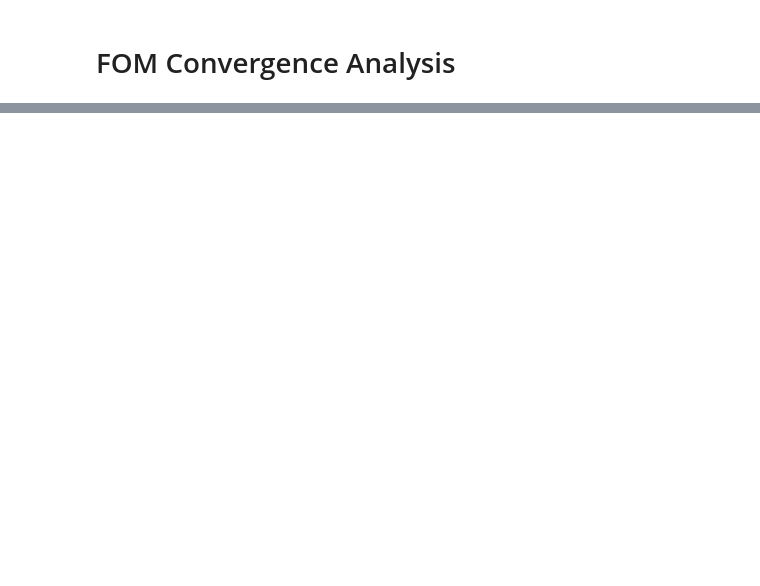
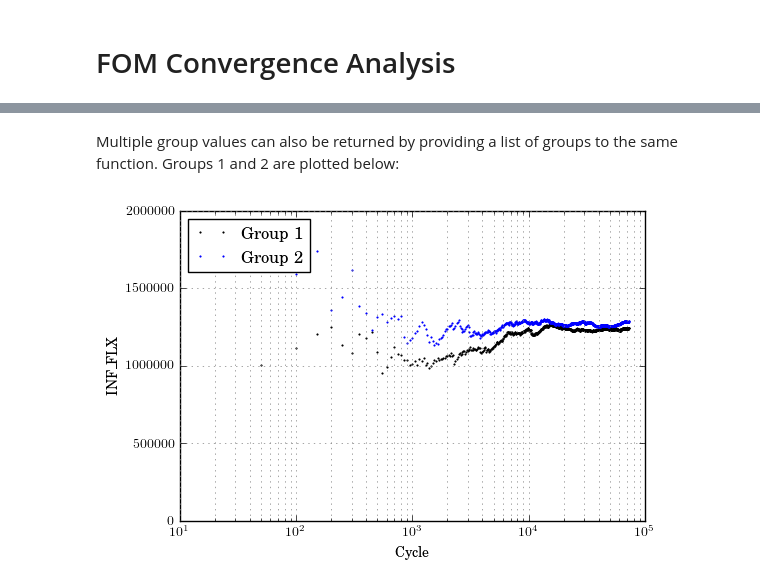
Before and after one commit to JessicaRehak/WDT_Analysis, a Jupyter notebook: WDT_analysis.ipynb, the cells around one changed output, grey strips where cells are left out. Saved outputs shown, nothing was run; the diff lists cells and outputs as text; code cells hidden in the pictures; blank space fills up the shorter version.

```diff
--- a/WDT_analysis.ipynb
+++ b/WDT_analysis.ipynb
@@ -321,0 +97,18 @@ True
+# %% [markdown]
+Multiple group values can also be returned by providing a list of groups to the same function. Groups 1 and 2 are plotted below:
+# %%
+# Get data
+grps = [1,2] #Multiple groups given in a list
+inf_flx = pwr_analyzer.get_data('INF_FLX', grp_entry = grps)
+
+# Plotting
+plt.semilogx(inf_flx[:,0], inf_flx[:,1],'.k',ms=2)
+plt.semilogx(inf_flx[:,0], inf_flx[:,2],'.b',ms=2)
+plt.ylim([0,2e6])
+plt.xlabel('Cycle')
+plt.ylabel('INF\_FLX')
+plt.grid(True,which='both',color='0.5')
+plt.legend(['Group 1','Group 2'], loc = 'best')
+plt.show()
+# %% [output]
+[figure, added]
```
Also changed, not shown: parts of 75 cells of this notebook.
